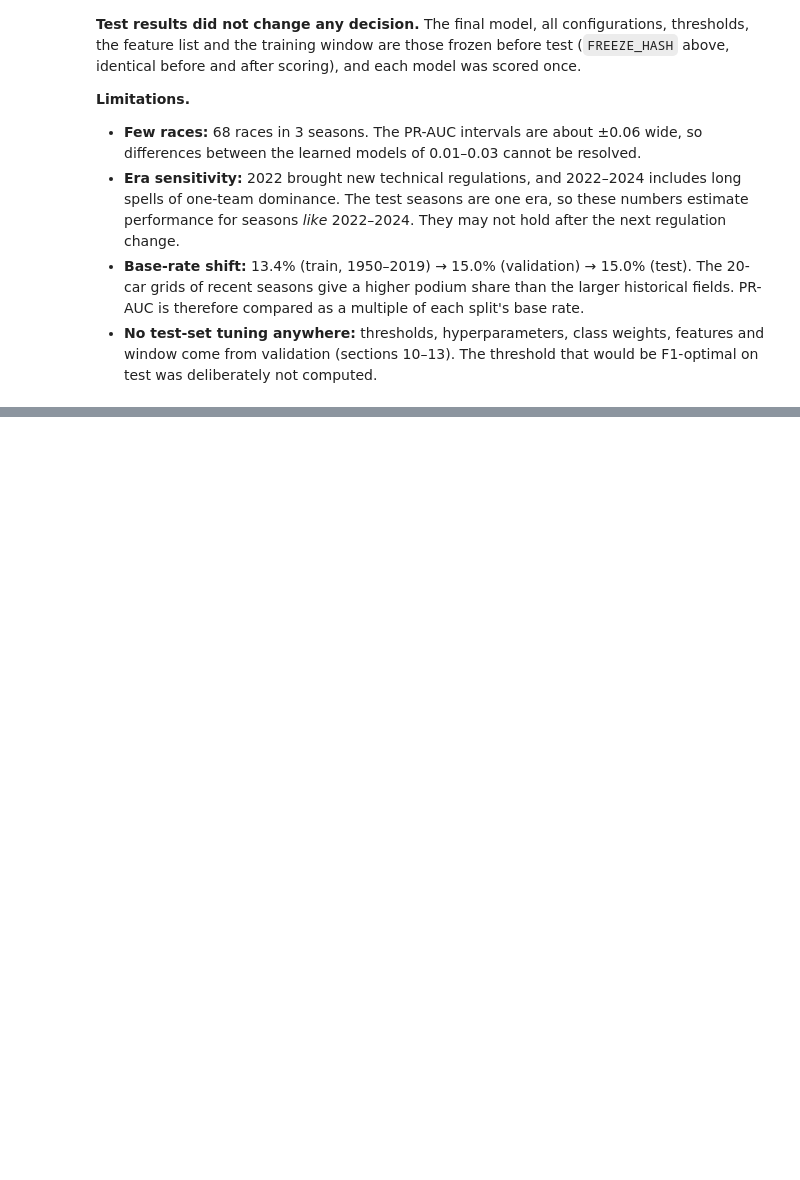
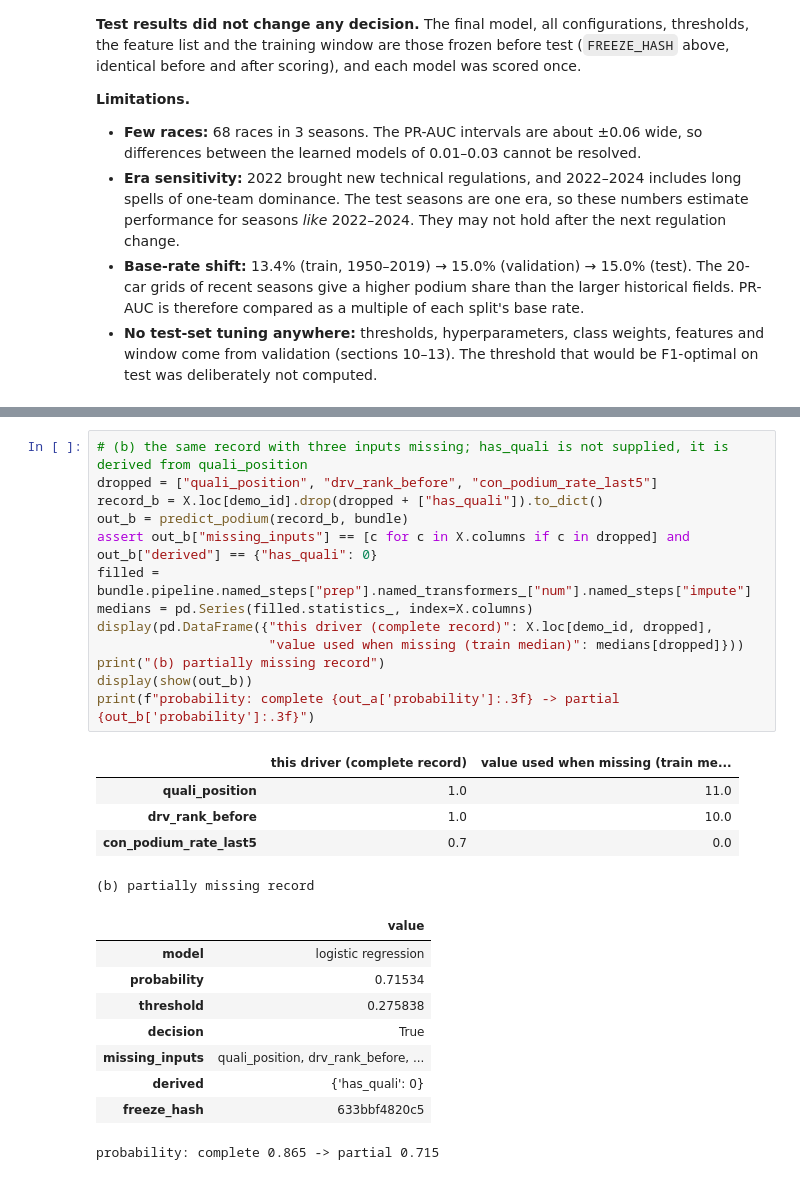
Before and after one commit to YShimy/f1-podium, a Jupyter notebook: notebooks/milestone1.ipynb, the cells around one changed output, grey strips where cells are left out. Saved outputs shown, nothing was run; the diff lists cells and outputs as text; blank space fills up the shorter version.

```diff
--- a/notebooks/milestone1.ipynb
+++ b/notebooks/milestone1.ipynb
@@ -4665,0 +4737,28 @@ model was scored once.
+# %%
+# (b) the same record with three inputs missing; has_quali is not supplied, it is derived from quali_position
+dropped = ["quali_position", "drv_rank_before", "con_podium_rate_last5"]
+record_b = X.loc[demo_id].drop(dropped + ["has_quali"]).to_dict()
+out_b = predict_podium(record_b, bundle)
+assert out_b["missing_inputs"] == [c for c in X.columns if c in dropped] and out_b["derived"] == {"has_quali": 0}
+filled = bundle.pipeline.named_steps["prep"].named_transformers_["num"].named_steps["impute"]
+medians = pd.Series(filled.statistics_, index=X.columns)
+display(pd.DataFrame({"this driver (complete record)": X.loc[demo_id, dropped],
+                      "value used when missing (train median)": medians[dropped]}))
+print("(b) partially missing record")
+display(show(out_b))
+print(f"probability: complete {out_a['probability']:.3f} -> partial {out_b['probability']:.3f}")
+# %% [output]
+|  | this driver (complete record) | value used when missing (train me... |
+| quali_position | 1.0 | 11.0 |
+| drv_rank_before | 1.0 | 10.0 |
+| con_podium_rate_last5 | 0.7 | 0.0 |
+(b) partially missing record
+|  | value |
+| model | logistic regression |
+| probability | 0.71534 |
+| threshold | 0.275838 |
+| decision | True |
+| missing_inputs | quali_position, drv_rank_before, ... |
+| derived | {'has_quali': 0} |
+| freeze_hash | 633bbf4820c5 |
+probability: complete 0.865 -> partial 0.715
```
Also changed, not shown: parts of 9 cells of this notebook, 3 other files.
